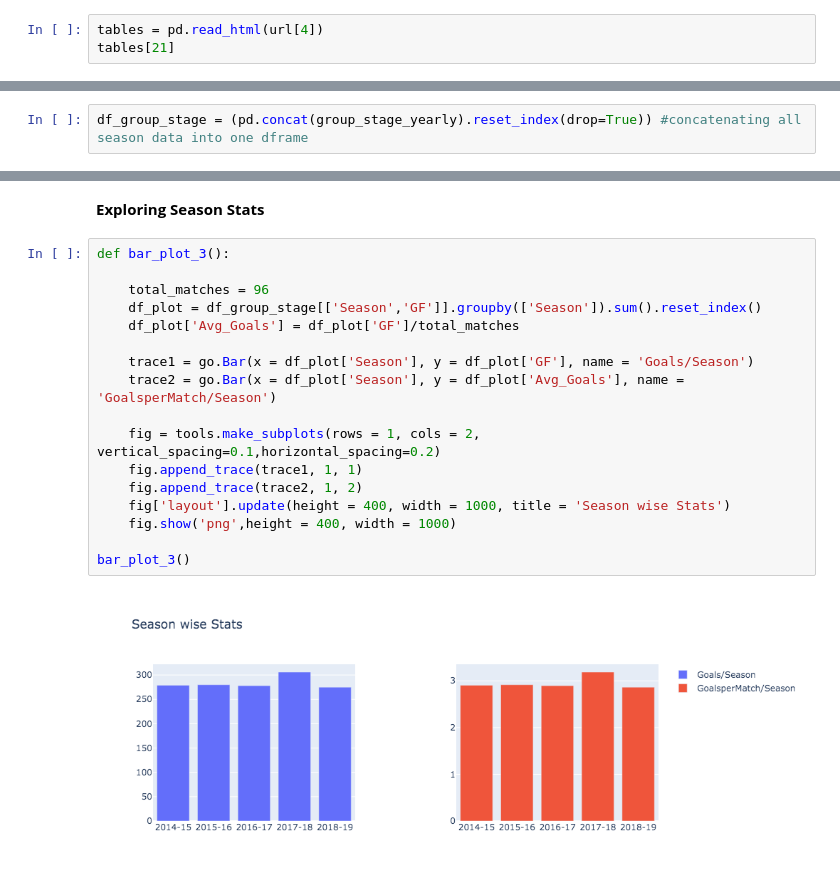
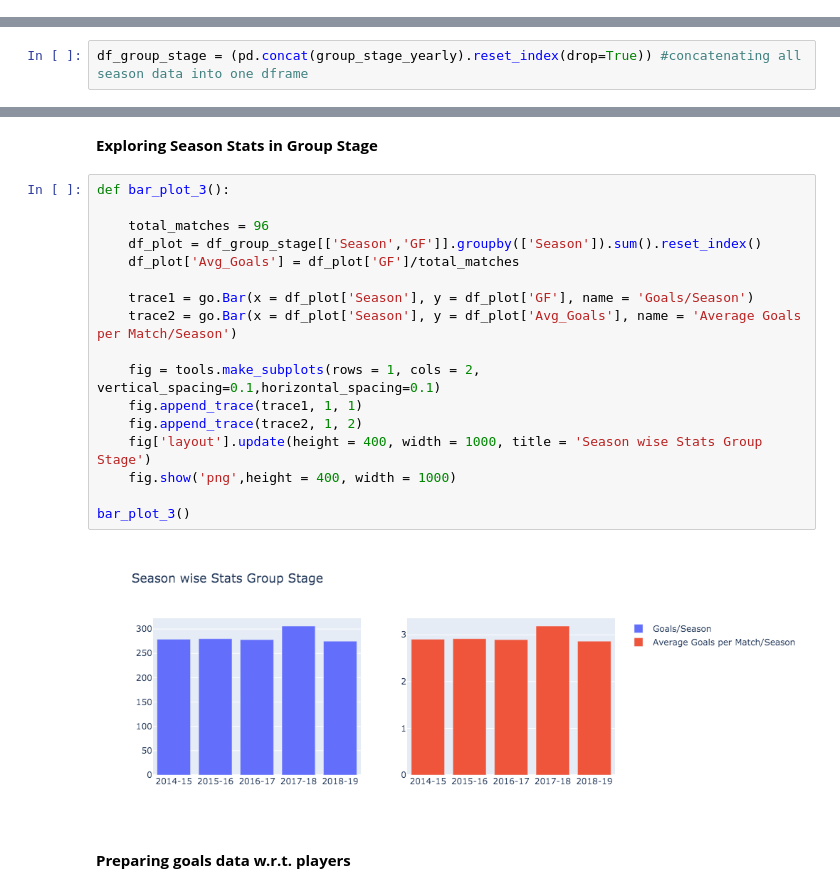
Before and after one commit to sgoyanka10/EDA-UEFA-Champions-League, a Jupyter notebook: EDA_UCL_Football-Soccer.ipynb, the cells around one changed output, grey strips where cells are left out. Cells and saved outputs as stored; diff of their text form.

```diff
--- a/EDA_UCL_Football-Soccer.ipynb
+++ b/EDA_UCL_Football-Soccer.ipynb
@@ -39,4 +42 @@ group_table_index = [{'23' : '31'}, {'15' : '23'}, {'15' : '23'}, {'15' : '23'},
 season = ['2018-19', '2017-18', '2016-17', '2015-16', '2014-15']
-# %%
-tables = pd.read_html(url[4])
-tables[21]
@@ -367,21 +445,23 @@ interactive(children=(Dropdown(description='season', options=('2018-19', '2017-1
 # %% [markdown]
-**Exploring Season Stats**
+**Exploring Season Stats in Group Stage**
 # %%
 def bar_plot_3():
 
     total_matches = 96
     df_plot = df_group_stage[['Season','GF']].groupby(['Season']).sum().reset_index()
     df_plot['Avg_Goals'] = df_plot['GF']/total_matches
 
     trace1 = go.Bar(x = df_plot['Season'], y = df_plot['GF'], name = 'Goals/Season')
-    trace2 = go.Bar(x = df_plot['Season'], y = df_plot['Avg_Goals'], name = 'GoalsperMatch/Season')
+    trace2 = go.Bar(x = df_plot['Season'], y = df_plot['Avg_Goals'], name = 'Average Goals per Match/Season')
 
-    fig = tools.make_subplots(rows = 1, cols = 2, vertical_spacing=0.1,horizontal_spacing=0.2)
+    fig = tools.make_subplots(rows = 1, cols = 2, vertical_spacing=0.1,horizontal_spacing=0.1)
     fig.append_trace(trace1, 1, 1)
     fig.append_trace(trace2, 1, 2)
-    fig['layout'].update(height = 400, width = 1000, title = 'Season wise Stats')
+    fig['layout'].update(height = 400, width = 1000, title = 'Season wise Stats Group Stage')
     fig.show('png',height = 400, width = 1000)
 
 bar_plot_3()
 # %% [output]
-[figure, old version]
+[figure, new version]
+# %% [markdown]
+**Preparing goals data w.r.t. players**
```
Also changed, not shown: parts of 17 cells of this notebook, 1 other file.
